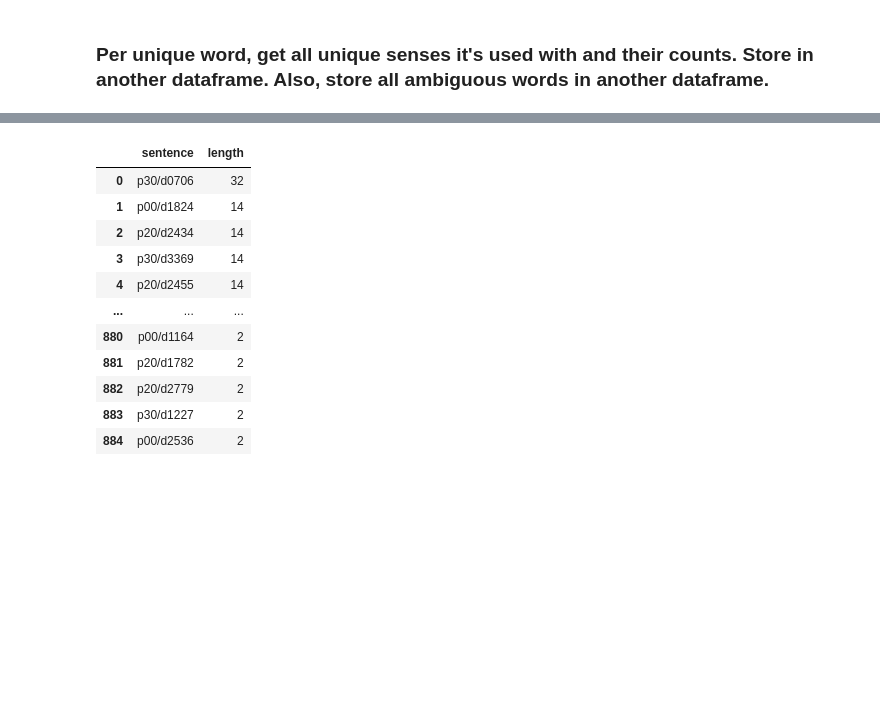
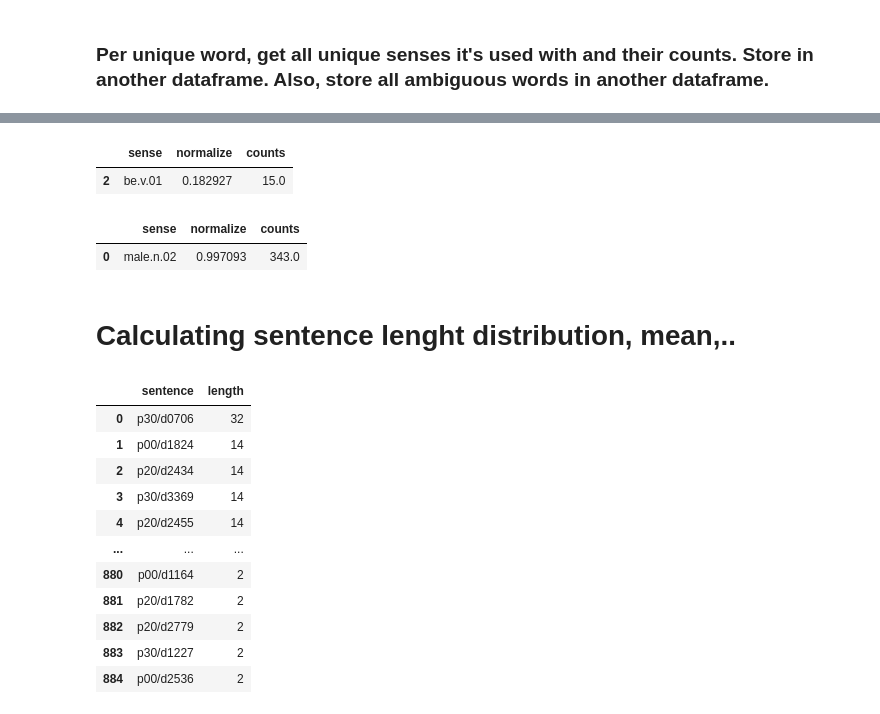
Before and after one commit to piekb/wsd-com-sem, a Jupyter notebook: dataframe.ipynb, the cells around one changed output, grey strips where cells are left out. Cells and saved outputs as stored; diff of their text form; code cells hidden in the pictures; blank space fills up the shorter version.

```diff
--- a/dataframe.ipynb
+++ b/dataframe.ipynb
@@ -139,3 +203,13 @@ display(word_df[word_df['word']=='is'])
+# %%
+display(result[result['sense']=='be.v.01'])
+display(result[result['sense']=='male.n.02'])
+# %% [output]
+|  | sense | normalize | counts |
+| 2 | be.v.01 | 0.182927 | 15.0 |
+|  | sense | normalize | counts |
+| 0 | male.n.02 | 0.997093 | 343.0 |
+# %% [markdown]
+# Calculating sentence lenght distribution, mean,..
 # %%
 # To choose viable window sizes, find some statistics on sentence length
 # NOTE: so far, this is including punctuation!
```
Also changed, not shown: parts of 11 cells of this notebook.
